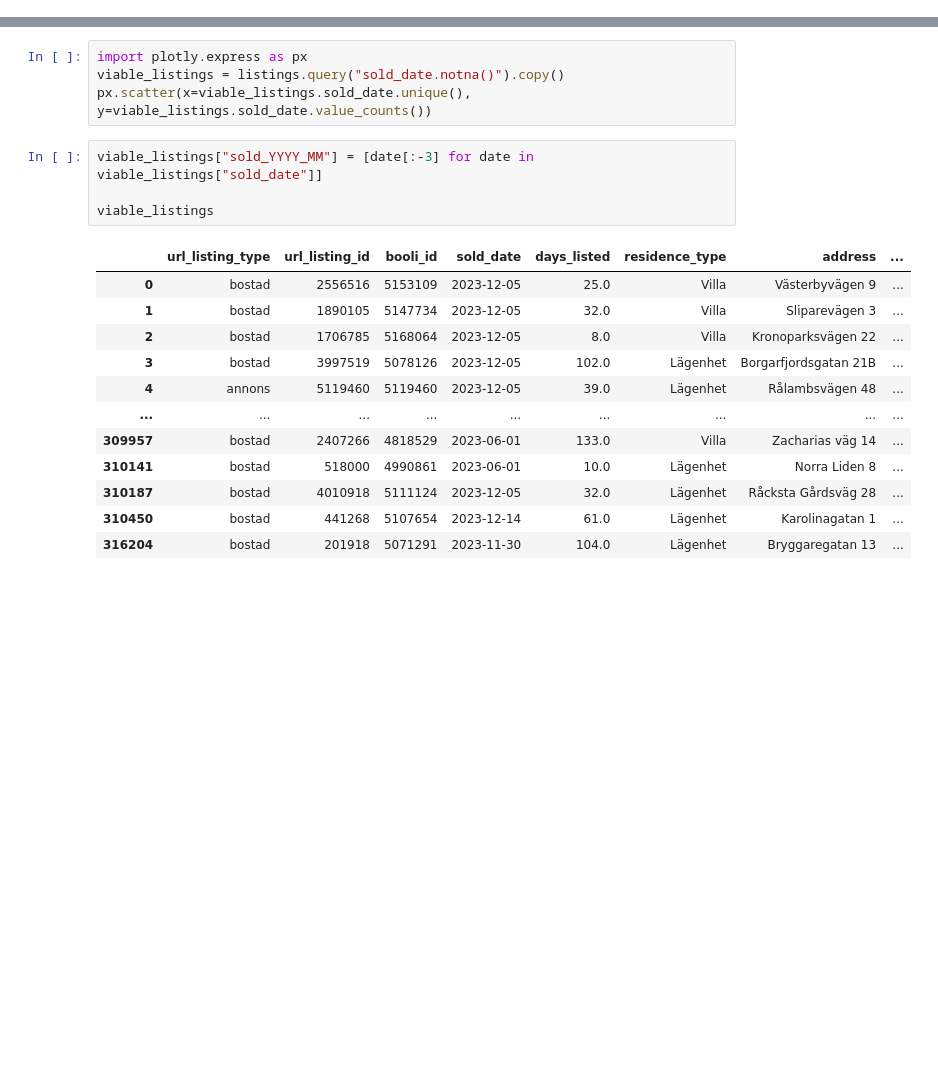
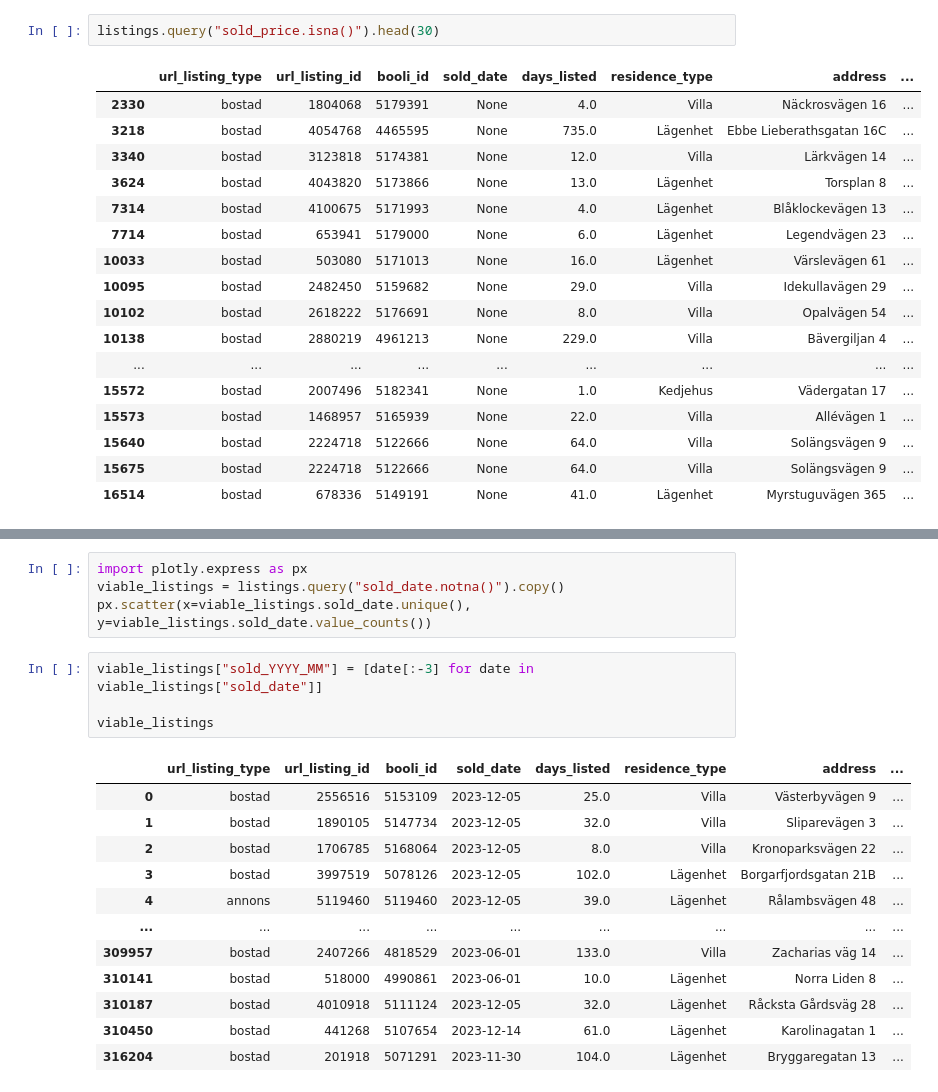
Before and after one commit to wlamnorman/housing-pricer, a Jupyter notebook: housing_pricer/data_processing/data_processing_lab.ipynb, the cells around one changed output, grey strips where cells are left out. Drawn from its saved outputs; the diff is of its cells as text; blank space fills up the shorter version.

```diff
--- a/housing_pricer/data_processing/data_processing_lab.ipynb
+++ b/housing_pricer/data_processing/data_processing_lab.ipynb
@@ -31 +88,21 @@ listings
+# %%
+listings.query("sold_price.isna()").head(30)
+# %% [output]
+|  | url_listing_type | url_listing_id | booli_id | sold_date | days_listed | residence_type | address | ... |
+| 2330 | bostad | 1804068 | 5179391 | None | 4.0 | Villa | Näckrosvägen 16 | ... |
+| 3218 | bostad | 4054768 | 4465595 | None | 735.0 | Lägenhet | Ebbe Lieberathsgatan 16C | ... |
+| 3340 | bostad | 3123818 | 5174381 | None | 12.0 | Villa | Lärkvägen 14 | ... |
+| 3624 | bostad | 4043820 | 5173866 | None | 13.0 | Lägenhet | Torsplan 8 | ... |
+| 7314 | bostad | 4100675 | 5171993 | None | 4.0 | Lägenhet | Blåklockevägen 13 | ... |
+| 7714 | bostad | 653941 | 5179000 | None | 6.0 | Lägenhet | Legendvägen 23 | ... |
+| 10033 | bostad | 503080 | 5171013 | None | 16.0 | Lägenhet | Värslevägen 61 | ... |
+| 10095 | bostad | 2482450 | 5159682 | None | 29.0 | Villa | Idekullavägen 29 | ... |
+| 10102 | bostad | 2618222 | 5176691 | None | 8.0 | Villa | Opalvägen 54 | ... |
+| 10138 | bostad | 2880219 | 4961213 | None | 229.0 | Villa | Bävergiljan 4 | ... |
+| ... | ... | ... | ... | ... | ... | ... | ... | ... |
+| 15572 | bostad | 2007496 | 5182341 | None | 1.0 | Kedjehus | Vädergatan 17 | ... |
+| 15573 | bostad | 1468957 | 5165939 | None | 22.0 | Villa | Allévägen 1 | ... |
+| 15640 | bostad | 2224718 | 5122666 | None | 64.0 | Villa | Solängsvägen 9 | ... |
+| 15675 | bostad | 2224718 | 5122666 | None | 64.0 | Villa | Solängsvägen 9 | ... |
+| 16514 | bostad | 678336 | 5149191 | None | 41.0 | Lägenhet | Myrstuguvägen 365 | ... |
 # %%
```
Also changed, not shown: parts of 9 cells of this notebook, 9 other files.
